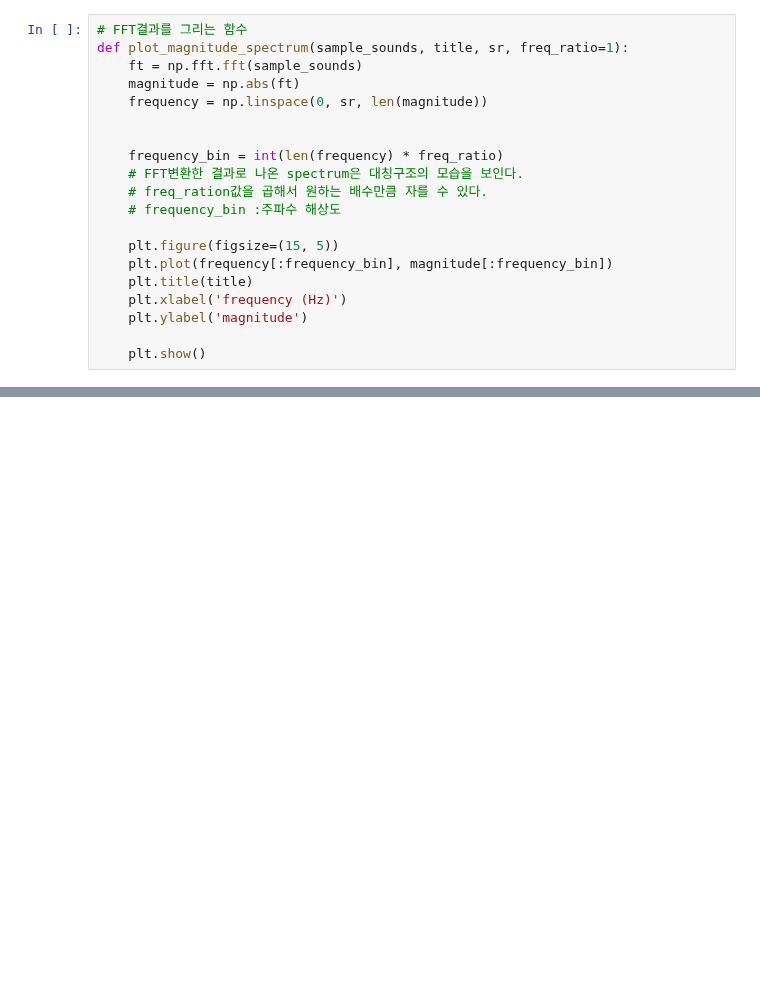
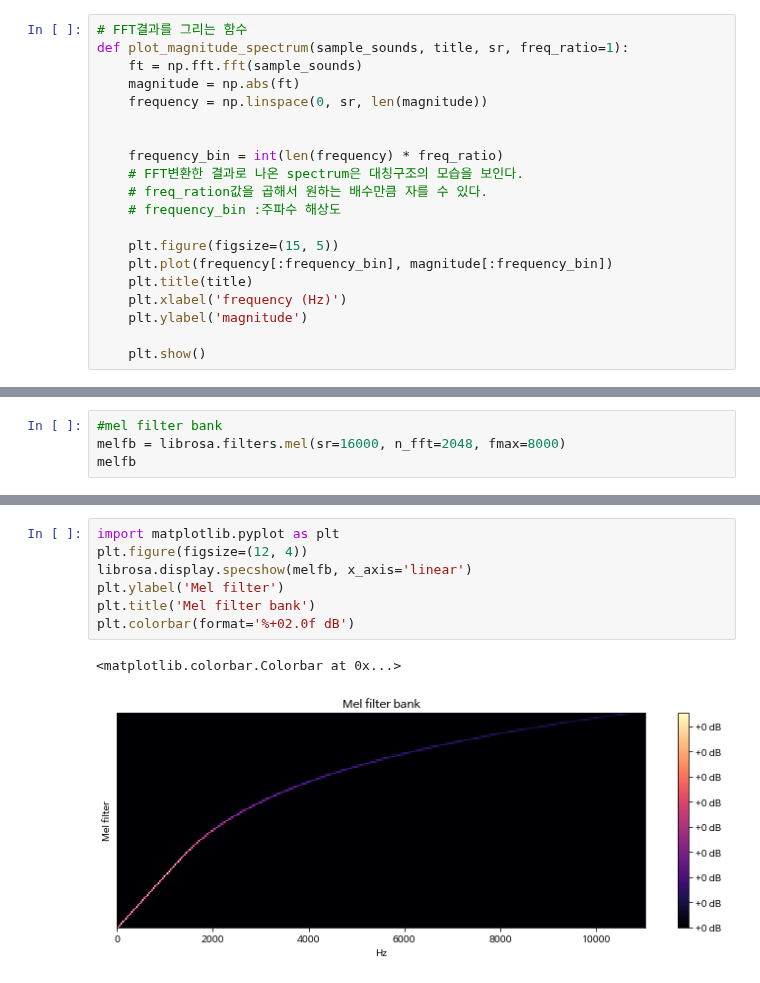
Before and after one commit to addinedu-amr/deeplearning-repo-1, a Jupyter notebook: audio_test.ipynb, the cells around one changed output, grey strips where cells are left out. Saved outputs shown, nothing was run; the diff lists cells and outputs as text; blank space fills up the shorter version.

Commit message:
Add mel filter bank

```diff
--- a/audio_test.ipynb
+++ b/audio_test.ipynb
@@ -116,0 +131,4 @@ plot_magnitude_spectrum(voice_easy, "voice_easy", sr, 0.1)
+# %%
+#mel filter bank
+melfb = librosa.filters.mel(sr=16000, n_fft=2048, fmax=8000)
+melfb
@@ -116,0 +149,10 @@ plot_magnitude_spectrum(voice_easy, "voice_easy", sr, 0.1)
+# %%
+import matplotlib.pyplot as plt
+plt.figure(figsize=(12, 4))
+librosa.display.specshow(melfb, x_axis='linear')
+plt.ylabel('Mel filter')
+plt.title('Mel filter bank')
+plt.colorbar(format='%+02.0f dB')
+# %% [output]
+<matplotlib.colorbar.Colorbar at 0x...>
+[figure, added]
```
Also changed, not shown: parts of 12 cells of this notebook, 1 other file.
